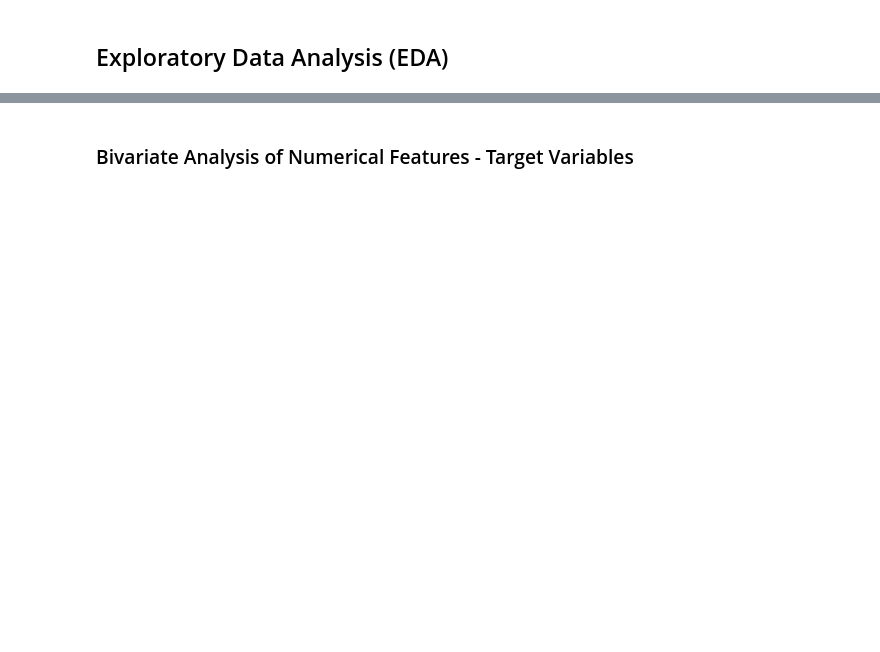
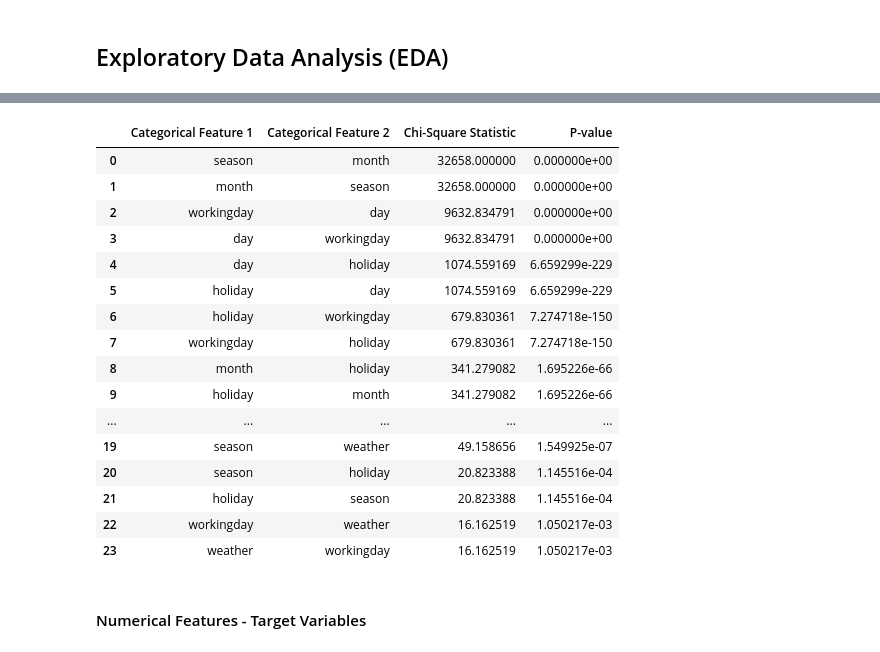
Before and after one commit to jay-watt/bike_sharing, a Jupyter notebook: notebooks/data_analysis.ipynb, the cells around one changed output, grey strips where cells are left out. Saved outputs shown, nothing was run; the diff lists cells and outputs as text; code cells hidden in the pictures; blank space fills up the shorter version.

```diff
--- a/notebooks/data_analysis.ipynb
+++ b/notebooks/data_analysis.ipynb
@@ -234,2 +411,50 @@ ordered_results_df
+# %%
+from scipy.stats import chi2_contingency
+
+def calculate_chi2(categorical_features, data, alpha=0.001):
+    results = []
+
+    for cat_feature1 in categorical_features:
+        for cat_feature2 in categorical_features:
+            if cat_feature1 == cat_feature2:
+                continue
+
+            contingency_table = pd.crosstab(data[cat_feature1], data[cat_feature2])
+            chi2_stat, p_value, dof, expected = chi2_contingency(contingency_table)
+
+            results.append({
+                'Categorical Feature 1': cat_feature1,
+                'Categorical Feature 2': cat_feature2,
+                'Chi-Square Statistic': chi2_stat,
+                'P-value': p_value
+            })
+
+    results_df = pd.DataFrame(results)
+    filtered_results_df = results_df[results_df['P-value'] < alpha]
+    ordered_results_df = filtered_results_df.sort_values(by='Chi-Square Statistic', ascending=False)
+    ordered_results_df.reset_index(drop=True, inplace=True)
+
+    return ordered_results_df
+
+chi2 = calculate_chi2(categorical, train_data_transformed)
+chi2
+# %% [output]
+|  | Categorical Feature 1 | Categorical Feature 2 | Chi-Square Statistic | P-value |
+| 0 | season | month | 32658.000000 | 0.000000e+00 |
+| 1 | month | season | 32658.000000 | 0.000000e+00 |
+| 2 | workingday | day | 9632.834791 | 0.000000e+00 |
+| 3 | day | workingday | 9632.834791 | 0.000000e+00 |
+| 4 | day | holiday | 1074.559169 | 6.659299e-229 |
+| 5 | holiday | day | 1074.559169 | 6.659299e-229 |
+| 6 | holiday | workingday | 679.830361 | 7.274718e-150 |
+| 7 | workingday | holiday | 679.830361 | 7.274718e-150 |
+| 8 | month | holiday | 341.279082 | 1.695226e-66 |
+| 9 | holiday | month | 341.279082 | 1.695226e-66 |
+| ... | ... | ... | ... | ... |
+| 19 | season | weather | 49.158656 | 1.549925e-07 |
+| 20 | season | holiday | 20.823388 | 1.145516e-04 |
+| 21 | holiday | season | 20.823388 | 1.145516e-04 |
+| 22 | workingday | weather | 16.162519 | 1.050217e-03 |
+| 23 | weather | workingday | 16.162519 | 1.050217e-03 |
 # %% [markdown]
-### Bivariate Analysis of Numerical Features - Target Variables
+#### Numerical Features - Target Variables
```
Also changed, not shown: parts of 52 cells of this notebook.
